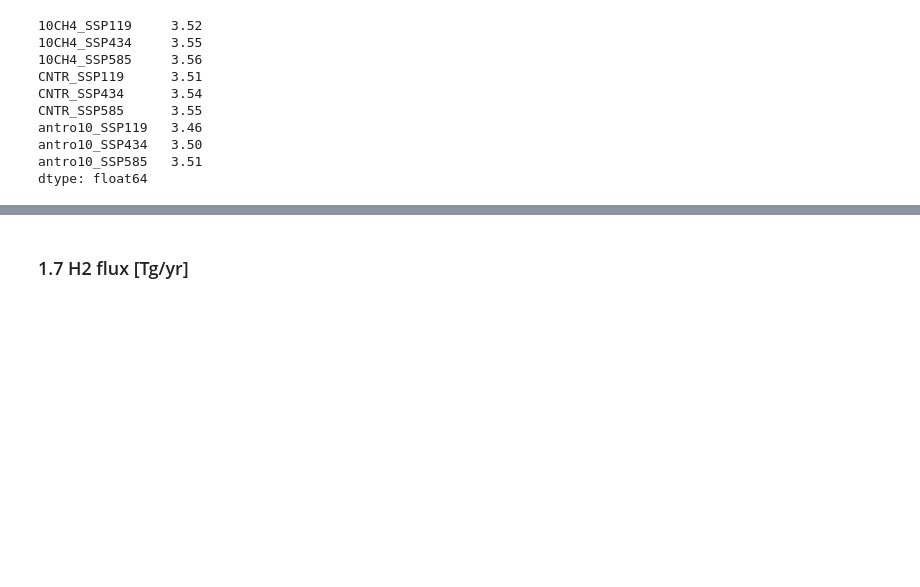
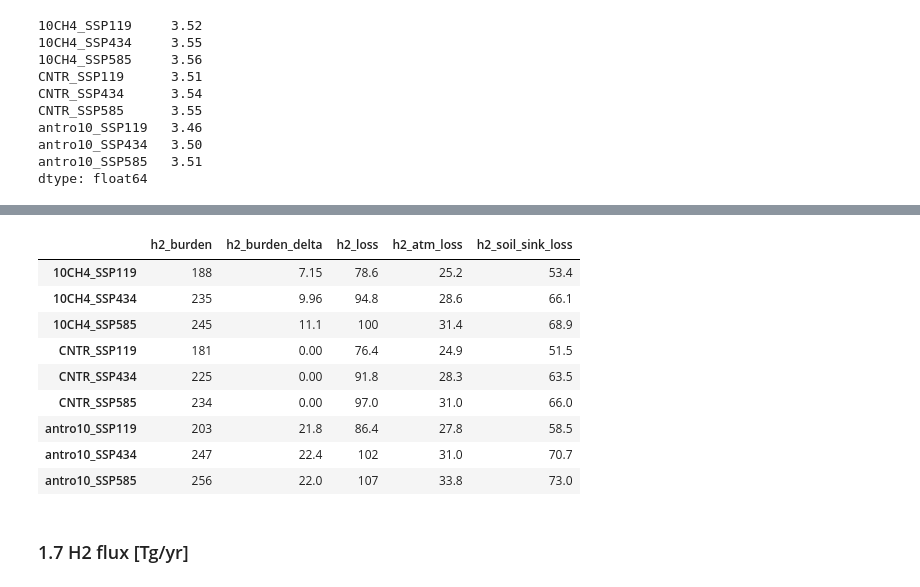
Before and after one commit to ciceroOslo/Hydrogen_GWP_sensitivity, a Jupyter notebook: GWP_notebook.ipynb, the cells around one changed output, grey strips where cells are left out. Cells and saved outputs as stored; diff of their text form; code cells hidden in the pictures; blank space fills up the shorter version.

```diff
--- a/GWP_notebook.ipynb
+++ b/GWP_notebook.ipynb
@@ -536,3 +564,19 @@ dtype: float64
+# %%
+df_for_lifetimes_to_file_ssp = pd.concat([df_h2_burden_ssp.iloc[0],df_h2_burden_ssp.loc['deltaH2'],df_h2_loss_ssp,df_h2_atmloss_ssp,df_h2_drydep_ssp],axis=1)
+df_for_lifetimes_to_file_ssp.columns=['h2_burden','h2_burden_delta','h2_loss','h2_atm_loss','h2_soil_sink_loss']
+df_for_lifetimes_to_file_ssp.to_csv(outputpath + 'for_lifetimetable_ssp.csv')
+df_for_lifetimes_to_file_ssp
+# %% [output]
+|  | h2_burden | h2_burden_delta | h2_loss | h2_atm_loss | h2_soil_sink_loss |
+| 10CH4_SSP119 | 188 | 7.15 | 78.6 | 25.2 | 53.4 |
+| 10CH4_SSP434 | 235 | 9.96 | 94.8 | 28.6 | 66.1 |
+| 10CH4_SSP585 | 245 | 11.1 | 100 | 31.4 | 68.9 |
+| CNTR_SSP119 | 181 | 0.00 | 76.4 | 24.9 | 51.5 |
+| CNTR_SSP434 | 225 | 0.00 | 91.8 | 28.3 | 63.5 |
+| CNTR_SSP585 | 234 | 0.00 | 97.0 | 31.0 | 66.0 |
+| antro10_SSP119 | 203 | 21.8 | 86.4 | 27.8 | 58.5 |
+| antro10_SSP434 | 247 | 22.4 | 102 | 31.0 | 70.7 |
+| antro10_SSP585 | 256 | 22.0 | 107 | 33.8 | 73.0 |
 # %% [markdown]
 ### 1.7 H2 flux  [Tg/yr]
 # %% [markdown]
```
Also changed, not shown: parts of 4 cells of this notebook, 3 other files.
